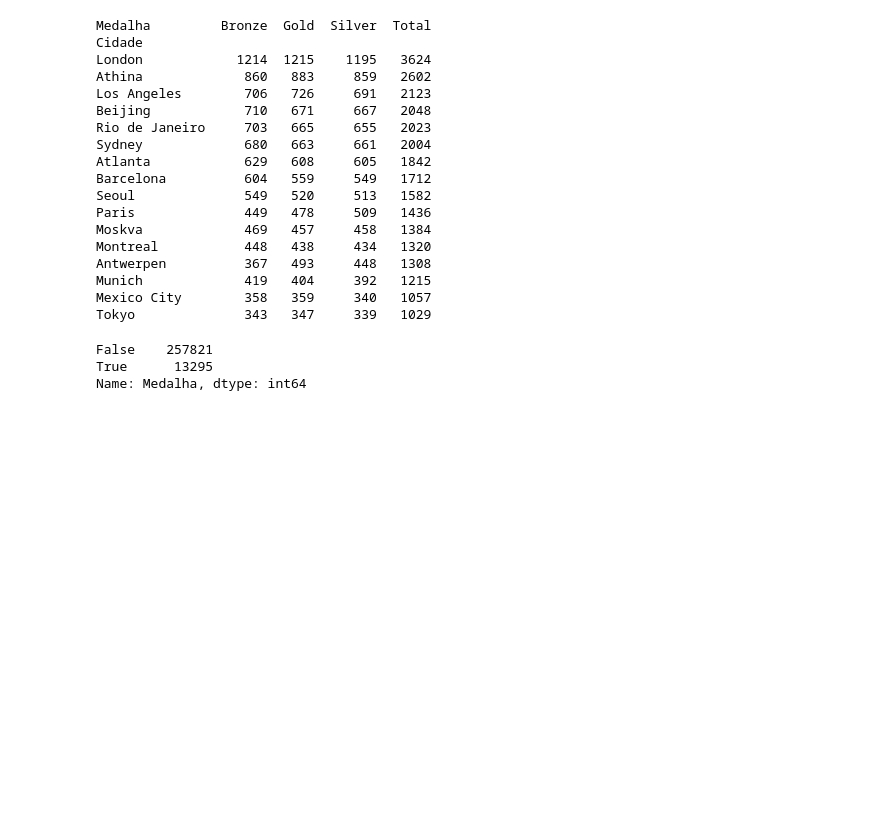
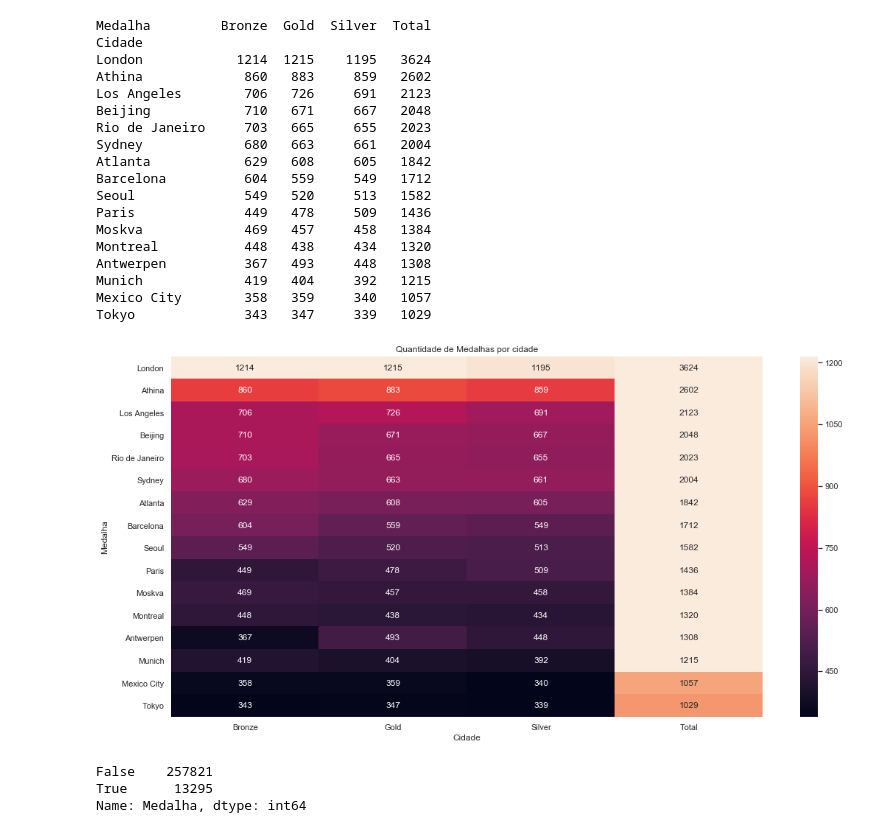
Before and after one commit to jdomeneghini/Python, a Jupyter notebook: Projeto Olimpiadas.ipynb, the cells around one changed output. Cells and saved outputs as stored; diff of their text form; code cells hidden in the pictures; blank space fills up the shorter version.

```diff
--- a/Projeto Olimpiadas.ipynb
+++ b/Projeto Olimpiadas.ipynb
@@ -124,13 +124,15 @@ Mexico City        358   359     340   1057
 Tokyo              343   347     339   1029
 # %%
 #mapa de calor
-#sns.set(font_scale=1)
-#plt.figure(figsize=(18,9))
-#sns.heatmap(top10_cidade, annot=True, vmax=top10_cidade.loc[:'Tokyo', :'Silver'].values.max(), vmin=top10_cidade.loc[:, :'Silver'].values.min(), fmt='d')
-#plt.title('Quantidade de Medalhas por cidade')
-#plt.xlabel('Cidade')
-#plt.ylabel('Medalha')
-#plt.show()
+sns.set(font_scale=1)
+plt.figure(figsize=(18,9))
+sns.heatmap(top10_cidade, annot=True, vmax=top10_cidade.loc[:'Tokyo', :'Silver'].values.max(), vmin=top10_cidade.loc[:, :'Silver'].values.min(), fmt='d')
+plt.title('Quantidade de Medalhas por cidade')
+plt.xlabel('Cidade')
+plt.ylabel('Medalha')
+plt.show()
+# %% [output]
+[figure, added]
 # %%
 #Proporção de Medalhas por Sexo
 #Medalha Bronze
```
Also changed, not shown: 4 other files.
